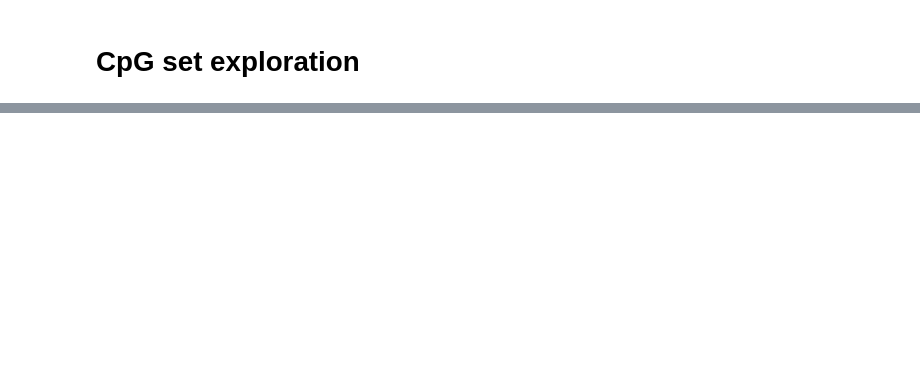
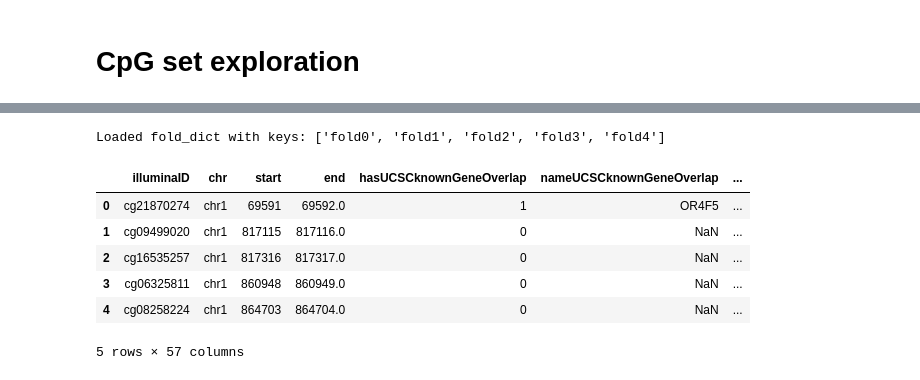
Before and after one commit to lphohmann/PredictRecurrence, a Jupyter notebook: scripts/Model_comparison/CpG_set_notebook.ipynb, the cells around one changed output, grey strips where cells are left out. Drawn from its saved outputs; the diff is of its cells as text; code cells hidden in the pictures; blank space fills up the shorter version.

```diff
--- a/scripts/Model_comparison/CpG_set_notebook.ipynb
+++ b/scripts/Model_comparison/CpG_set_notebook.ipynb
@@ -45,30 +49,23 @@ mvals = beta2m(beta_matrix, beta_threshold=0.001)
 # %%
 
-# -----------------
-# Load fold dict (joblib or pickle)
-# -----------------
-def load_fold_dict(path):
-    try:
-        return joblib.load(path)
-    except Exception:
-        with open(path, "rb") as f:
-            return pickle.load(f)
+try:
+    fold_dict = joblib.load(fold_dict_path)
+except Exception:
+    with open(fold_dict_path, "rb") as f:
+        fold_dict = pickle.load(f)
 
-fold_dict = load_fold_dict(fold_dict_path)
 print("Loaded fold_dict with keys:", list(fold_dict.keys()))
+# %% [output]
+Loaded fold_dict with keys: ['fold0', 'fold1', 'fold2', 'fold3', 'fold4']
 # %%
-
-# -----------------
-# Load annotation file
-# -----------------
+# Load annotation
 anno = pd.read_csv(anno_path)
-
-# If first column contains CpG IDs, use it as index
-first_col = anno.columns[0]
-if anno[first_col].astype(str).str.startswith("cg").sum() > 0:
-    anno = anno.set_index(first_col)
-    print(f"Annotation index set to column '{first_col}'.")
-
-print("Annotation shape:", anno.shape)
-
-# Done — fold_dict and anno are now loaded and ready.
+anno.head()
+# %% [output]
+|  | illuminaID | chr | start | end | hasUCSCknownGeneOverlap | nameUCSCknownGeneOverlap | ... |
+| 0 | cg21870274 | chr1 | 69591 | 69592.0 | 1 | OR4F5 | ... |
+| 1 | cg09499020 | chr1 | 817115 | 817116.0 | 0 | NaN | ... |
+| 2 | cg16535257 | chr1 | 817316 | 817317.0 | 0 | NaN | ... |
+| 3 | cg06325811 | chr1 | 860948 | 860949.0 | 0 | NaN | ... |
+| 4 | cg08258224 | chr1 | 864703 | 864704.0 | 0 | NaN | ... |
+5 rows × 57 columns
```
Also changed, not shown: parts of 10 cells of this notebook.
